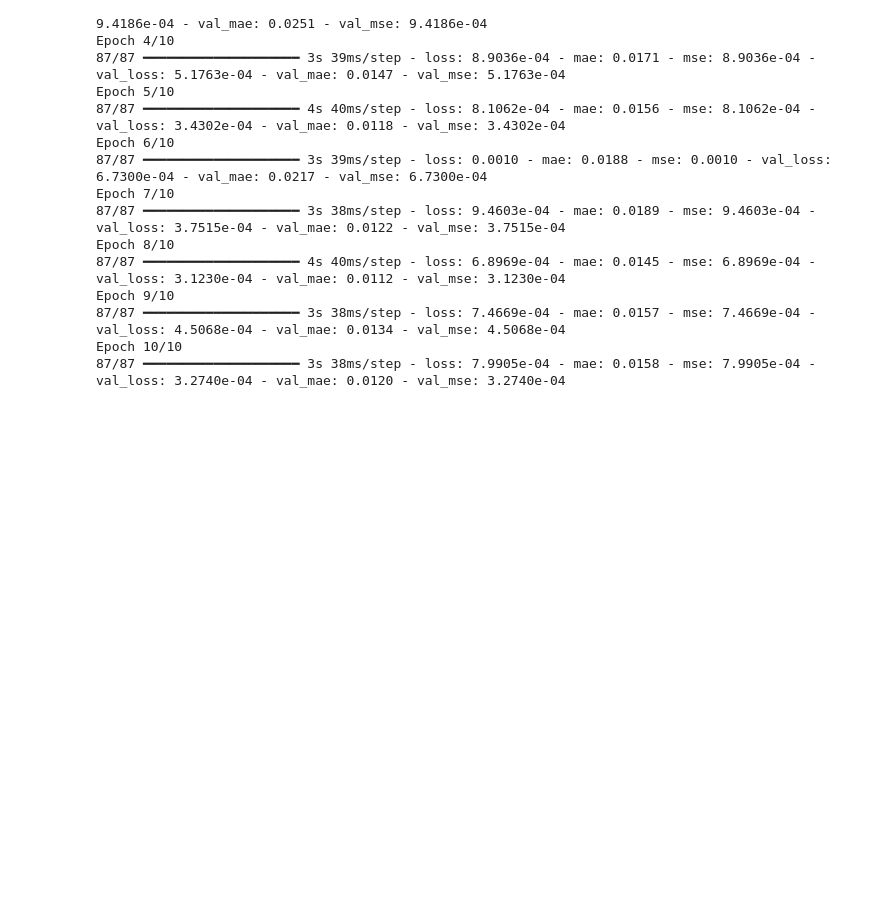
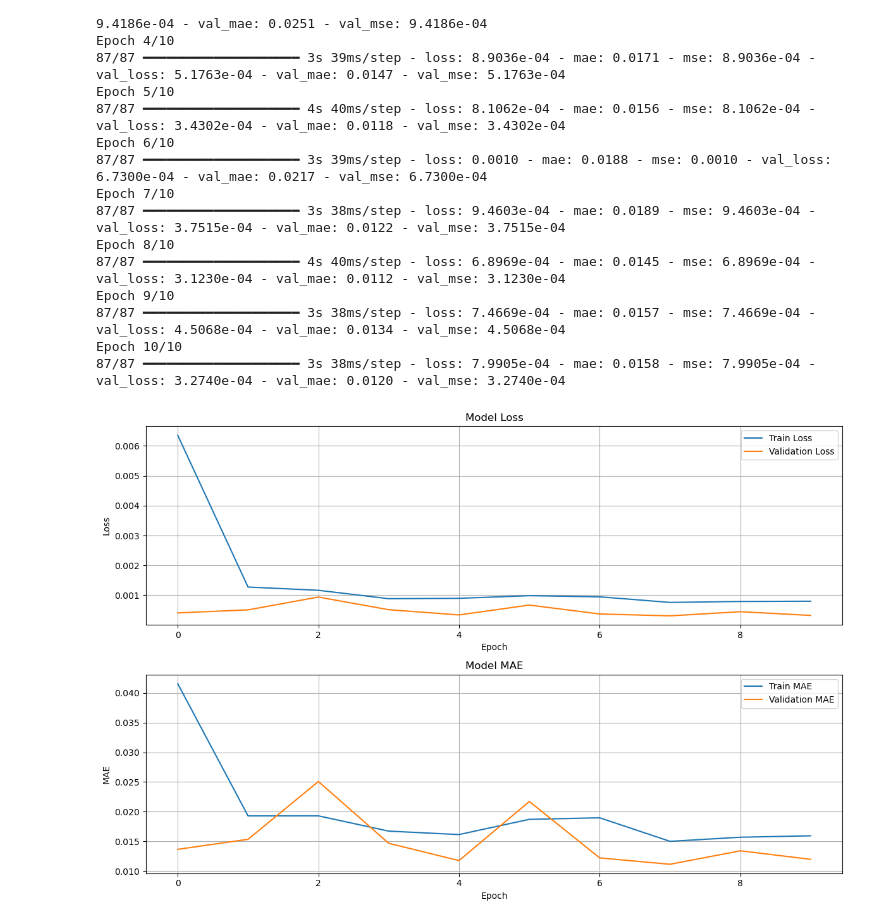
Before and after one commit to khan-asim-88/Comparative-Analysis-of-Time-Series-Forecasting-Models-for-Cryptocurrency-Price-Prediction, a Jupyter notebook: Code.ipynb, the cells around one changed output. Saved outputs shown, nothing was run; the diff lists cells and outputs as text; code cells hidden in the pictures; blank space fills up the shorter version.

```diff
--- a/Code.ipynb
+++ b/Code.ipynb
@@ -668,3 +668,7 @@ Epoch 9/10
 87/87 ━━━━━━━━━━━━━━━━━━━━ 3s 38ms/step - loss: 7.4669e-04 - mae: 0.0157 - mse: 7.4669e-04 - val_loss: 4.5068e-04 - val_mae: 0.0134 - val_mse: 4.5068e-04
 Epoch 10/10
 87/87 ━━━━━━━━━━━━━━━━━━━━ 3s 38ms/step - loss: 7.9905e-04 - mae: 0.0158 - mse: 7.9905e-04 - val_loss: 3.2740e-04 - val_mae: 0.0120 - val_mse: 3.2740e-04
+# %%
+plot_history(history_gru)
+# %% [output]
+[figure, added]
```
Also changed, not shown: parts of 3 cells of this notebook.
